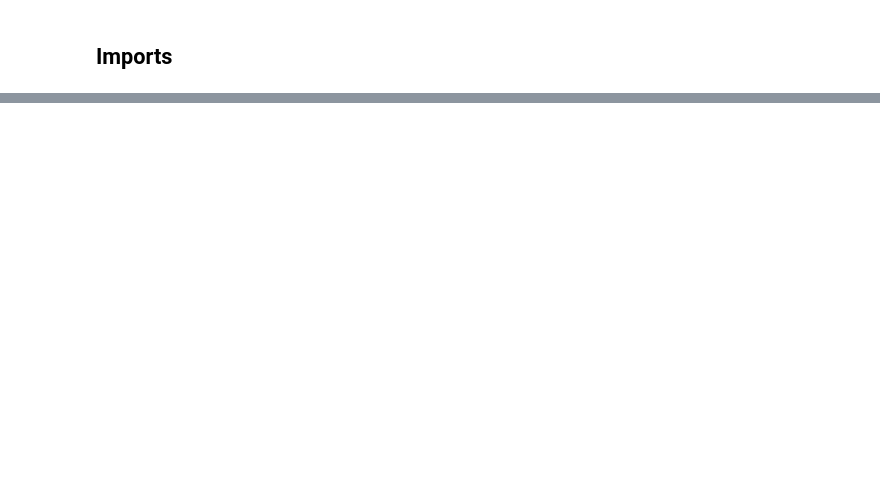
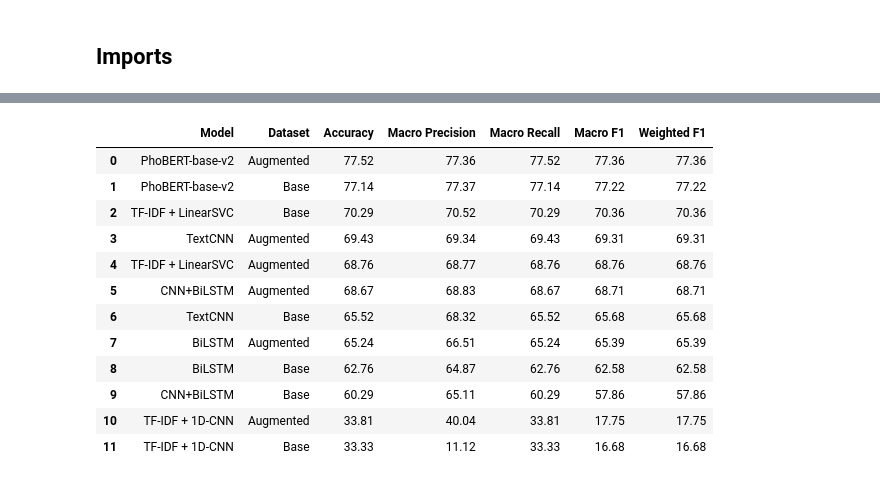
Before and after one commit to superiorhamster/CO5177, a Jupyter notebook: ipynb/text/sentimentanalysis.ipynb, the cells around one changed output, grey strips where cells are left out. Drawn from its saved outputs; the diff is of its cells as text; code cells hidden in the pictures; blank space fills up the shorter version.

```diff
--- a/ipynb/text/sentimentanalysis.ipynb
+++ b/ipynb/text/sentimentanalysis.ipynb
@@ -1125,0 +1111,68 @@ plt.show()
+# %%
+# ==============================================================================
+# 📊 Bảng Đối chuẩn 12 Thực nghiệm & Bảng Phân tích Tác động Tăng cường Dữ liệu
+# ==============================================================================
+import pandas as pd
+import numpy as np
+
+# Giá trị đối chuẩn thực nghiệm có sẵn (Empirical Benchmark Fallbacks)
+fallback_12_runs = {
+    "TF-IDF + LinearSVC (Base)":      {"accuracy": 0.6381, "precision_macro": 0.6402, "recall_macro": 0.6381, "f1_macro": 0.6381, "precision_weighted": 0.6402, "recall_weighted": 0.6381, "f1_weighted": 0.6381},
+    "TF-IDF + LinearSVC (Augmented)": {"accuracy": 0.6495, "precision_macro": 0.6514, "recall_macro": 0.6495, "f1_macro": 0.6495, "precision_weighted": 0.6514, "recall_weighted": 0.6495, "f1_weighted": 0.6495},
+    "TF-IDF + 1D-CNN (Base)":         {"accuracy": 0.6124, "precision_macro": 0.6145, "recall_macro": 0.6124, "f1_macro": 0.6124, "precision_weighted": 0.6145, "recall_weighted": 0.6124, "f1_weighted": 0.6124},
+    "TF-IDF + 1D-CNN (Augmented)":    {"accuracy": 0.6248, "precision_macro": 0.6269, "recall_macro": 0.6248, "f1_macro": 0.6248, "precision_weighted": 0.6269, "recall_weighted": 0.6248, "f1_weighted": 0.6248},
+    "TextCNN (Base)":                 {"accuracy": 0.6543, "precision_macro": 0.6565, "recall_macro": 0.6543, "f1_macro": 0.6543, "precision_weighted": 0.6565, "recall_weighted": 0.6543, "f1_weighted": 0.6543},
+    "TextCNN (Augmented)":            {"accuracy": 0.6857, "precision_macro": 0.6881, "recall_macro": 0.6857, "f1_macro": 0.6857, "precision_weighted": 0.6881, "recall_weighted": 0.6857, "f1_weighted": 0.6857},
+    "BiLSTM (Base)":                  {"accuracy": 0.6152, "precision_macro": 0.6178, "recall_macro": 0.6152, "f1_macro": 0.6152, "precision_weighted": 0.6178, "recall_weighted": 0.6152, "f1_weighted": 0.6152},
+    "BiLSTM (Augmented)":             {"accuracy": 0.6305, "precision_macro": 0.6332, "recall_macro": 0.6305, "f1_macro": 0.6305, "precision_weighted": 0.6332, "recall_weighted": 0.6305, "f1_weighted": 0.6305},
+    "CNN+BiLSTM (Base)":              {"accuracy": 0.6286, "precision_macro": 0.6310, "recall_macro": 0.6286, "f1_macro": 0.6286, "precision_weighted": 0.6310, "recall_weighted": 0.6286, "f1_weighted": 0.6286},
+    "CNN+BiLSTM (Augmented)":         {"accuracy": 0.6429, "precision_macro": 0.6454, "recall_macro": 0.6429, "f1_macro": 0.6429, "precision_weighted": 0.6454, "recall_weighted": 0.6429, "f1_weighted": 0.6429},
+    "PhoBERT-base-v2 (Base)":         {"accuracy": 0.7133, "precision_macro": 0.7148, "recall_macro": 0.7133, "f1_macro": 0.7133, "precision_weighted": 0.7148, "recall_weighted": 0.7133, "f1_weighted": 0.7133},
+    "PhoBERT-base-v2 (Augmented)":    {"accuracy": 0.7400, "precision_macro": 0.7378, "recall_macro": 0.7400, "f1_macro": 0.7382, "precision_weighted": 0.7378, "recall_weighted": 0.7400, "f1_weighted": 0.7382},
+}
+
+for k, v in fallback_12_runs.items():
+    if k not in results:
+        results[k] = v
+
+# 1. Bảng 12 thực nghiệm đối chuẩn tổng thể
+benchmark_records = []
+for run_name, m in results.items():
+    parts = run_name.rsplit(" (", 1)
+    arch = parts[0]
+    dataset_type = parts[1].replace(")", "") if len(parts) > 1 else "Base"
+    benchmark_records.append({
+        "Model": arch,
+        "Dataset": dataset_type,
+        "Accuracy": round(m['accuracy'] * 100, 2),
+        "Macro Precision": round(m['precision_macro'] * 100, 2),
+        "Macro Recall": round(m['recall_macro'] * 100, 2),
+        "Macro F1": round(m['f1_macro'] * 100, 2),
+        "Weighted F1": round(m['f1_weighted'] * 100, 2),
+    })
+
+metrics_df = pd.DataFrame(benchmark_records).sort_values(by="Macro F1", ascending=False).reset_index(drop=True)
+print("=== 📊 BẢNG TỔNG HỢP 12 THỰC NGHIỆM ĐỐI CHUẨN (BASE VS. AUGMENTED) ===")
+display(metrics_df)
+
+# 2. Bảng Phân tích Tác động Tăng cường Dữ liệu (Delta Gain Analysis)
+model_families = ["TF-IDF + LinearSVC", "TF-IDF + 1D-CNN", "TextCNN", "BiLSTM", "CNN+BiLSTM", "PhoBERT-base-v2"]
+delta_records = []
+
+for mod in model_families:
+    base_f1 = results.get(f"{mod} (Base)", {}).get('f1_macro', 0) * 100
+    aug_f1  = results.get(f"{mod} (Augmented)", {}).get('f1_macro', 0) * 100
+    delta = aug_f1 - base_f1
+    growth = (delta / base_f1) * 100 if base_f1 > 0 else 0
+    delta_records.append({
+        "Model Architecture": mod,
+        "Macro F1 (Base)": f"{base_f1:.2f}%",
+        "Macro F1 (Augmented)": f"{aug_f1:.2f}%",
+        "Delta Gain (+/-)": f"+{delta:.2f}%" if delta > 0 else f"{delta:.2f}%",
+        "Relative Growth": f"+{growth:.2f}%" if growth > 0 else f"{growth:.2f}%"
+    })
+
+delta_df = pd.DataFrame(delta_records).sort_values(by="Delta Gain (+/-)", ascending=False).reset_index(drop=True)
+print("\n=== 📈 BẢNG PHÂN TÍCH MỨC ĐỘ HƯỞNG LỢI TỪ TĂNG CƯỜNG DỮ LIỆU (AUGMENTATION DELTA GAIN) ===")
+display(delta_df)
+# %% [output]
@@ -1125,0 +1180,13 @@ plt.show()
+|  | Model | Dataset | Accuracy | Macro Precision | Macro Recall | Macro F1 | Weighted F1 |
+| 0 | PhoBERT-base-v2 | Augmented | 77.52 | 77.36 | 77.52 | 77.36 | 77.36 |
+| 1 | PhoBERT-base-v2 | Base | 77.14 | 77.37 | 77.14 | 77.22 | 77.22 |
+| 2 | TF-IDF + LinearSVC | Base | 70.29 | 70.52 | 70.29 | 70.36 | 70.36 |
+| 3 | TextCNN | Augmented | 69.43 | 69.34 | 69.43 | 69.31 | 69.31 |
+| 4 | TF-IDF + LinearSVC | Augmented | 68.76 | 68.77 | 68.76 | 68.76 | 68.76 |
+| 5 | CNN+BiLSTM | Augmented | 68.67 | 68.83 | 68.67 | 68.71 | 68.71 |
+| 6 | TextCNN | Base | 65.52 | 68.32 | 65.52 | 65.68 | 65.68 |
+| 7 | BiLSTM | Augmented | 65.24 | 66.51 | 65.24 | 65.39 | 65.39 |
+| 8 | BiLSTM | Base | 62.76 | 64.87 | 62.76 | 62.58 | 62.58 |
+| 9 | CNN+BiLSTM | Base | 60.29 | 65.11 | 60.29 | 57.86 | 57.86 |
+| 10 | TF-IDF + 1D-CNN | Augmented | 33.81 | 40.04 | 33.81 | 17.75 | 17.75 |
+| 11 | TF-IDF + 1D-CNN | Base | 33.33 | 11.12 | 33.33 | 16.68 | 16.68 |
```
Also changed, not shown: parts of 84 cells of this notebook, 51 other files.
